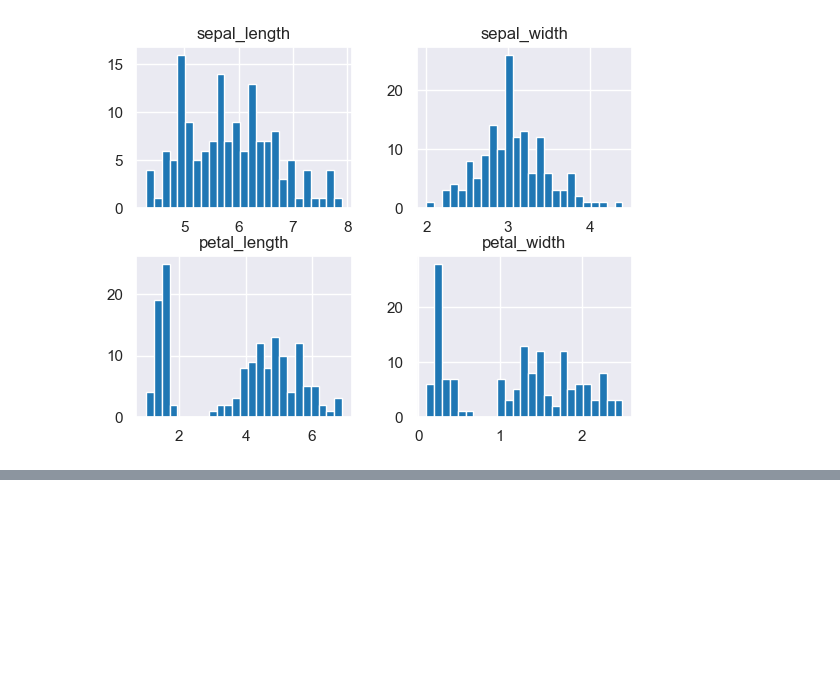
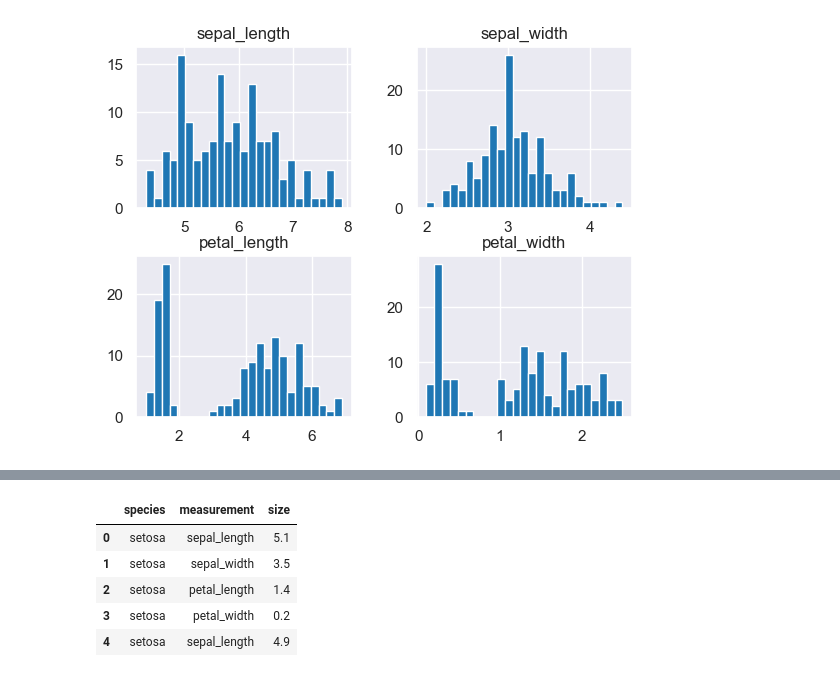
Before and after one commit to IvanMijic0/ML-IBM-Course, a Jupyter notebook: IBM Course/Labs/My_work/Demo_Lab_EDA.ipynb, the cells around one changed output, grey strips where cells are left out. Saved outputs shown, nothing was run; the diff lists cells and outputs as text; code cells hidden in the pictures; blank space fills up the shorter version.

```diff
--- a/IBM Course/Labs/My_work/Demo_Lab_EDA.ipynb
+++ b/IBM Course/Labs/My_work/Demo_Lab_EDA.ipynb
@@ -114,2 +107,17 @@ array([[<AxesSubplot: title={'center': 'petal_length'}, xlabel='[species]'>,
 # %%
 # Question 9
+# %%
+plot_data = (data
+             .set_index("species")
+             .stack()
+             .to_frame()
+             .reset_index()
+             .rename(columns={0:"size", "level_1":"measurement"}))
+plot_data.head()
+# %% [output]
+|  | species | measurement | size |
+| 0 | setosa | sepal_length | 5.1 |
+| 1 | setosa | sepal_width | 3.5 |
+| 2 | setosa | petal_length | 1.4 |
+| 3 | setosa | petal_width | 0.2 |
+| 4 | setosa | sepal_length | 4.9 |
```
Also changed, not shown: parts of 6 cells of this notebook.
